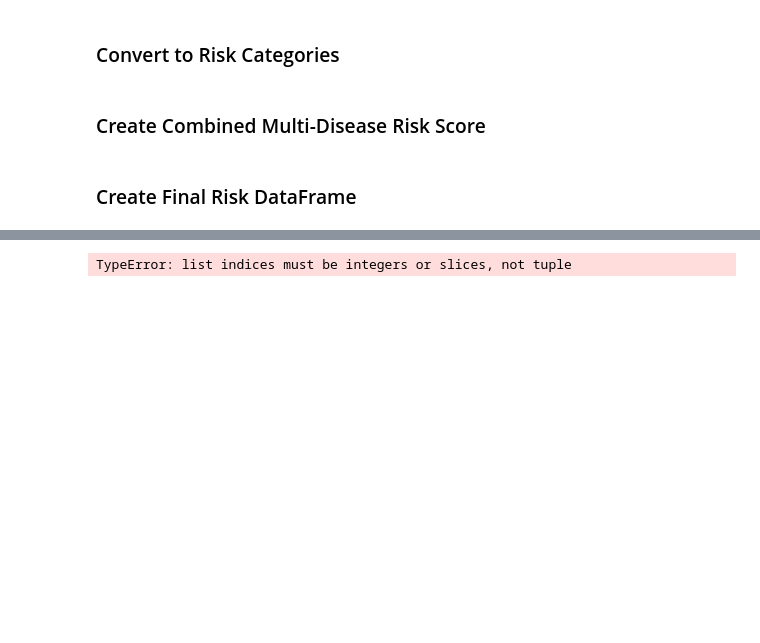
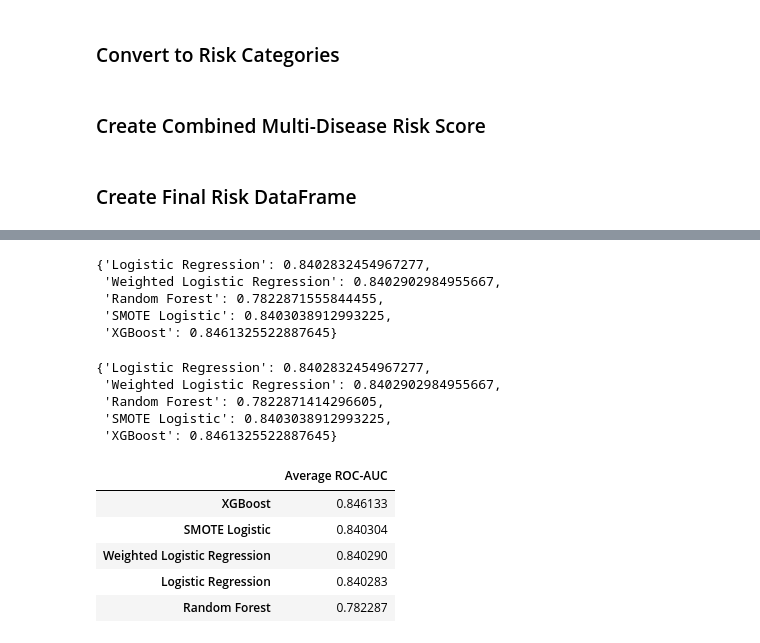
Before and after one commit to vishnugupta15/early-disease-risk-prediction, a Jupyter notebook: notebooks/03_modeling.ipynb, the cells around one changed output, grey strips where cells are left out. Saved outputs shown, nothing was run; the diff lists cells and outputs as text; code cells hidden in the pictures; blank space fills up the shorter version.

```diff
--- a/notebooks/03_modeling.ipynb
+++ b/notebooks/03_modeling.ipynb
@@ -667,17 +792,69 @@ models = {
     "Logistic Regression": multi_model,
     "Weighted Logistic Regression": multi_model_weighted,
     "Random Forest": multi_rf,
+    "SMOTE Logistic": smote_log_models,
+    "XGBoost": xgb_models
 }
-
-from sklearn.metrics import roc_auc_score
-
-model_scores = {}
-
-for name, model in models.items():
-    y_proba = model.predict_proba(X_test)[:, 1]
-    auc = roc_auc_score(y_test, y_proba)
-    model_scores[name] = auc
-
-model_scores
 # %% [output]
-TypeError: list indices must be integers or slices, not tuple
+{'Logistic Regression': 0.8402832454967277,
+ 'Weighted Logistic Regression': 0.8402902984955667,
+ 'Random Forest': 0.7822871555844455,
+ 'SMOTE Logistic': 0.8403038912993225,
+ 'XGBoost': 0.8461325522887645}
+# %%
+from sklearn.metrics import roc_auc_score
+
+model_scores = {}
+
+for name, model in models.items():
+
+    auc_scores = []
+
+    # Case 1: MultiOutput models
+    if hasattr(model, "predict_proba") and not isinstance(model, dict):
+
+        proba_list = model.predict_proba(X_test_scaled)
+
+        for i, target in enumerate(multi_targets):
+            y_true = Y_test[target]
+            y_proba = proba_list[i][:, 1]
+
+            auc = roc_auc_score(y_true, y_proba)
+            auc_scores.append(auc)
+
+    # Case 2: Dictionary models (SMOTE / XGBoost)
+    else:
+        for target in multi_targets:
+            y_true = Y_test[target]
+            y_proba = model[target].predict_proba(X_test_scaled)[:, 1]
+
+            auc = roc_auc_score(y_true, y_proba)
+            auc_scores.append(auc)
+
+    avg_auc = sum(auc_scores) / len(auc_scores)
+    model_scores[name] = avg_auc
+
+model_scores
+# %% [output]
+{'Logistic Regression': 0.8402832454967277,
+ 'Weighted Logistic Regression': 0.8402902984955667,
+ 'Random Forest': 0.7822871414296605,
+ 'SMOTE Logistic': 0.8403038912993225,
+ 'XGBoost': 0.8461325522887645}
+# %%
+import pandas as pd
+
+comparison_df = pd.DataFrame.from_dict(
+    model_scores,
+    orient='index',
+    columns=['Average ROC-AUC']
+).sort_values(by='Average ROC-AUC', ascending=False)
+
+comparison_df
+# %% [output]
+|  | Average ROC-AUC |
+| XGBoost | 0.846133 |
+| SMOTE Logistic | 0.840304 |
+| Weighted Logistic Regression | 0.840290 |
+| Logistic Regression | 0.840283 |
+| Random Forest | 0.782287 |
```
Also changed, not shown: parts of 22 cells of this notebook, 3 other files.
